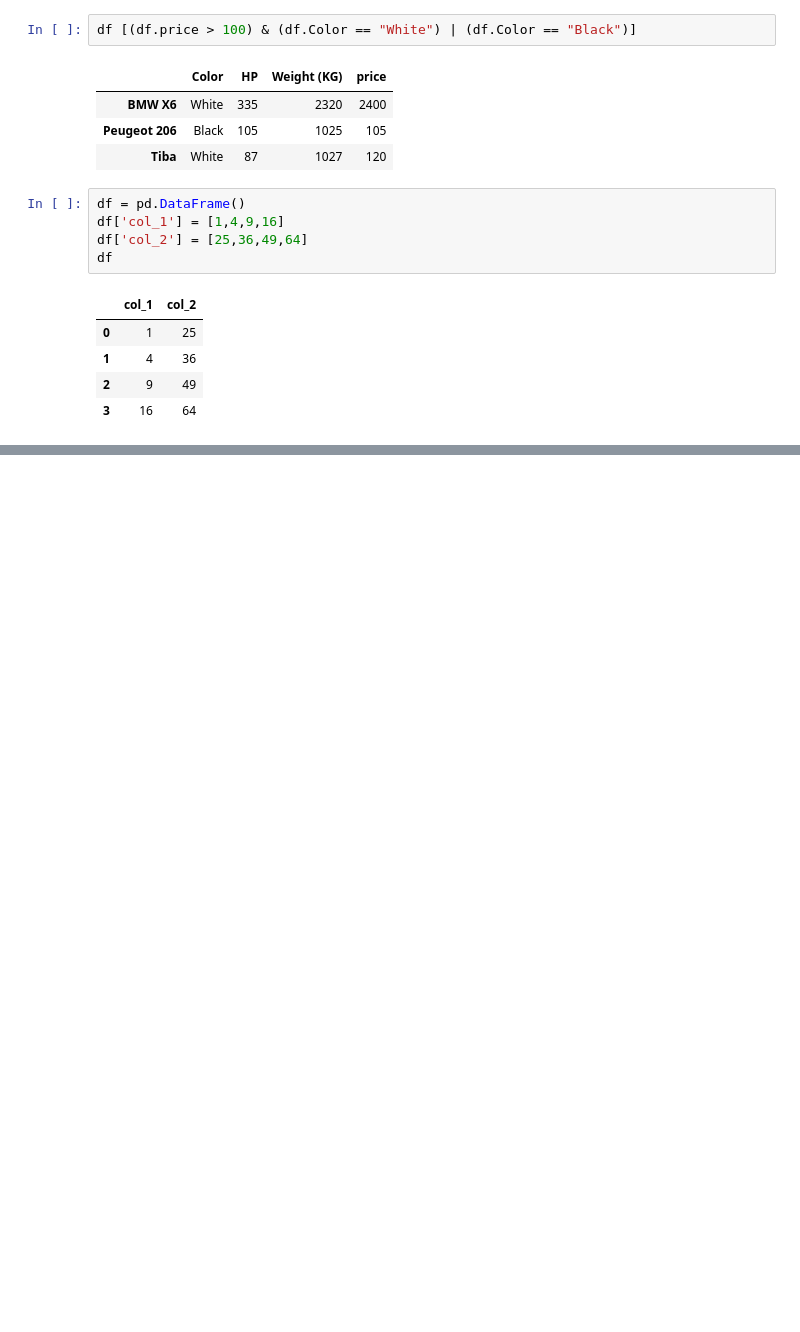
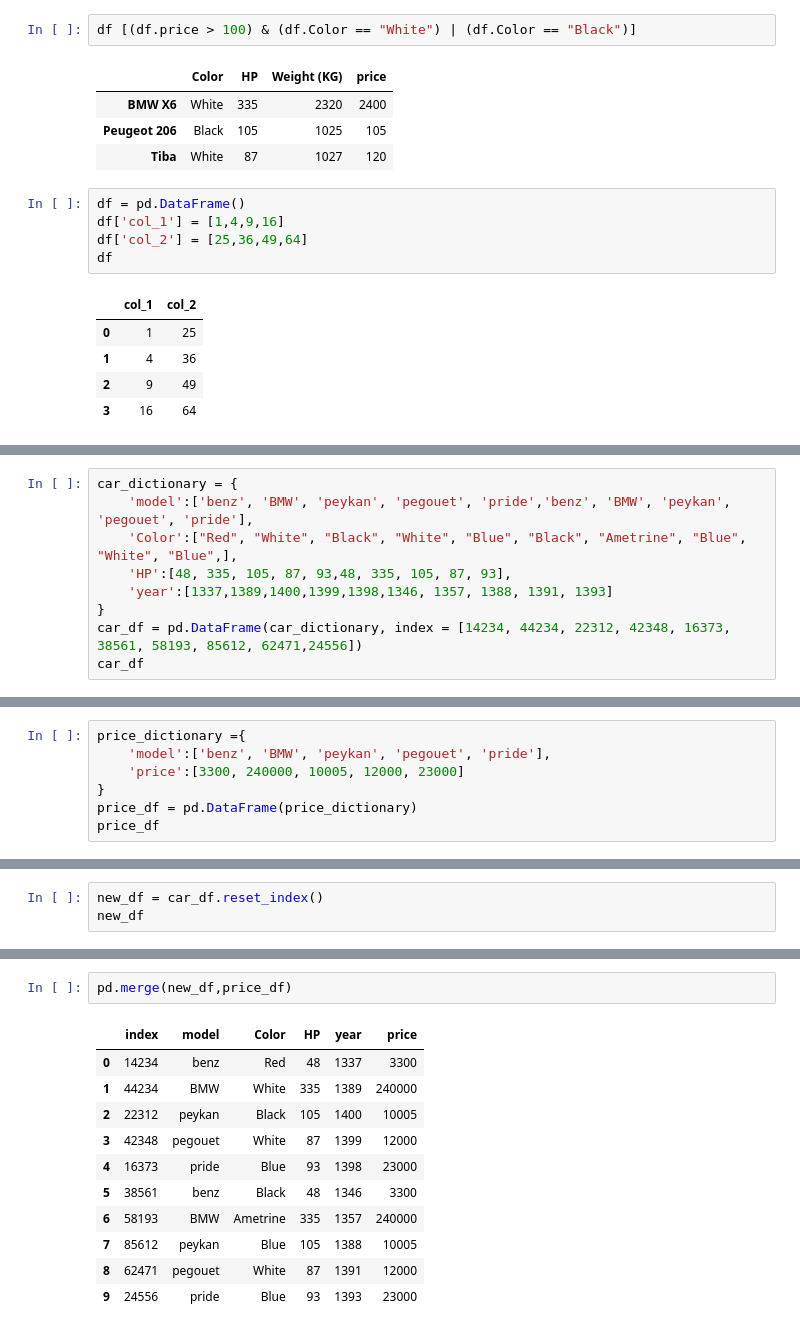
Before and after one commit to youngshayan/Machine-learning-and-AI, a Jupyter notebook: Course/Pandas-Learning-1.ipynb, the cells around one changed output, grey strips where cells are left out. Saved outputs shown, nothing was run; the diff lists cells and outputs as text; blank space fills up the shorter version.

```diff
--- a/Course/Pandas-test.ipynb
+++ b/Course/Pandas-Learning-1.ipynb
@@ -339,0 +452,9 @@ def sumrow(row):
+# %%
+car_dictionary = {
+    'model':['benz', 'BMW', 'peykan', 'pegouet', 'pride','benz', 'BMW', 'peykan', 'pegouet', 'pride'],
+    'Color':["Red", "White", "Black", "White", "Blue", "Black", "Ametrine", "Blue", "White", "Blue",],
+    'HP':[48, 335, 105, 87, 93,48, 335, 105, 87, 93],
+    'year':[1337,1389,1400,1399,1398,1346, 1357, 1388, 1391, 1393]
+}
+car_df = pd.DataFrame(car_dictionary, index = [14234, 44234, 22312, 42348, 16373, 38561, 58193, 85612, 62471,24556])
+car_df
@@ -339,0 +473,7 @@ def sumrow(row):
+# %%
+price_dictionary ={
+    'model':['benz', 'BMW', 'peykan', 'pegouet', 'pride'],
+    'price':[3300, 240000, 10005, 12000, 23000]
+}
+price_df = pd.DataFrame(price_dictionary)
+price_df
@@ -339,0 +501,3 @@ def sumrow(row):
+# %%
+new_df = car_df.reset_index()
+new_df
@@ -339,0 +516,14 @@ def sumrow(row):
+# %%
+pd.merge(new_df,price_df)
+# %% [output]
+|  | index | model | Color | HP | year | price |
+| 0 | 14234 | benz | Red | 48 | 1337 | 3300 |
+| 1 | 44234 | BMW | White | 335 | 1389 | 240000 |
+| 2 | 22312 | peykan | Black | 105 | 1400 | 10005 |
+| 3 | 42348 | pegouet | White | 87 | 1399 | 12000 |
+| 4 | 16373 | pride | Blue | 93 | 1398 | 23000 |
+| 5 | 38561 | benz | Black | 48 | 1346 | 3300 |
+| 6 | 58193 | BMW | Ametrine | 335 | 1357 | 240000 |
+| 7 | 85612 | peykan | Blue | 105 | 1388 | 10005 |
+| 8 | 62471 | pegouet | White | 87 | 1391 | 12000 |
+| 9 | 24556 | pride | Blue | 93 | 1393 | 23000 |
```
Also changed, not shown: parts of 38 cells of this notebook, 8 other files.
